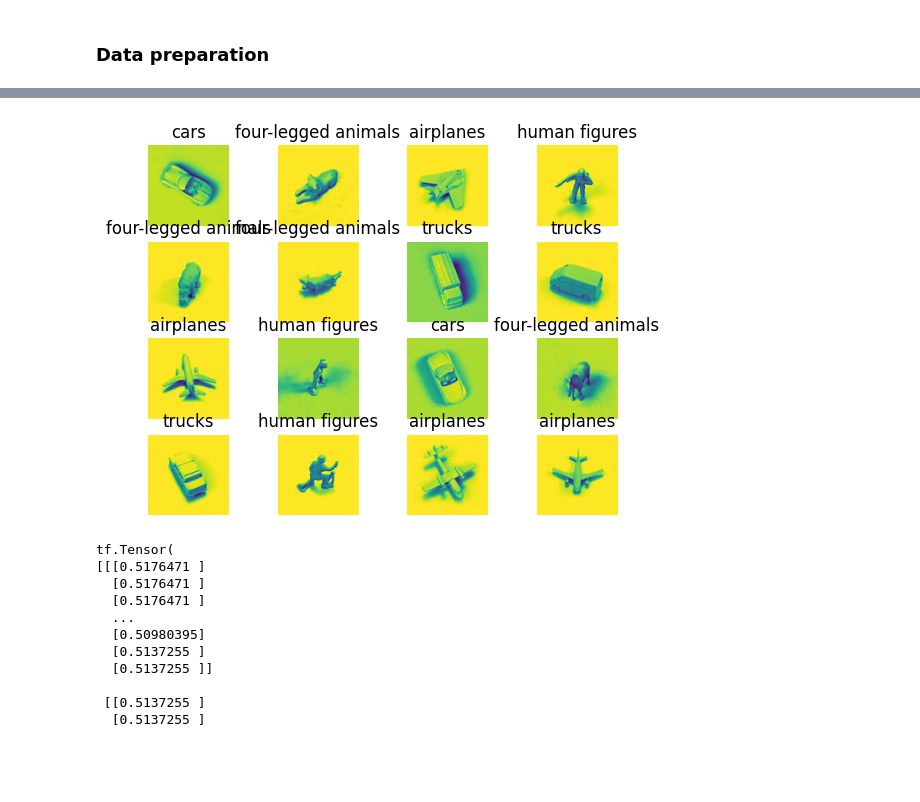
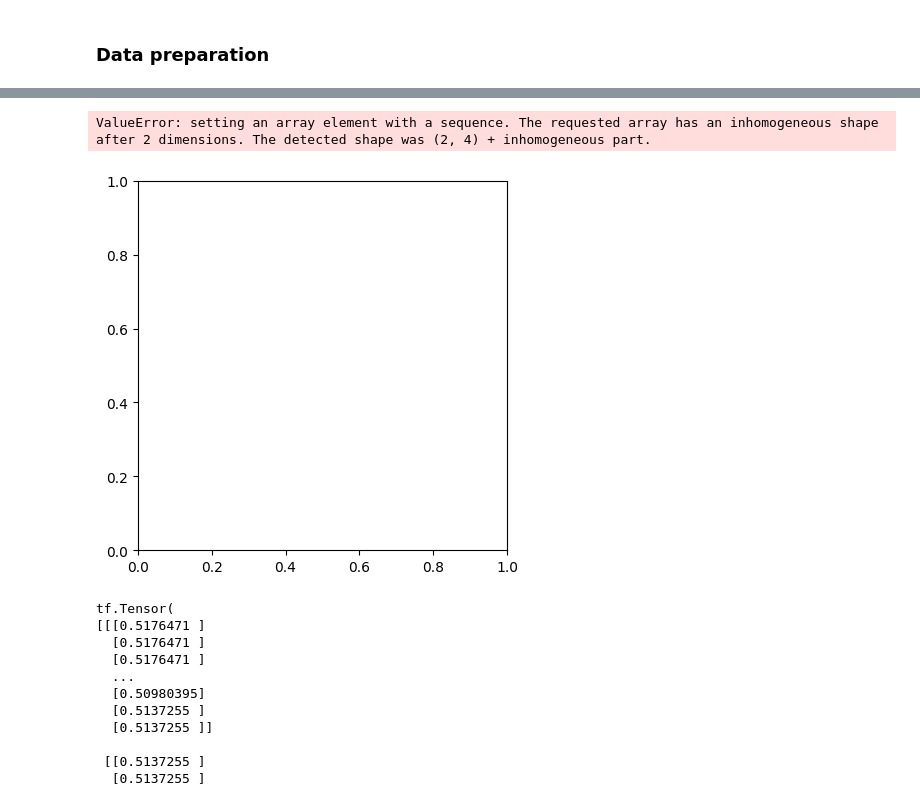
Before and after one commit to yariks5s/machLearn-CompVision, a Jupyter notebook: convolutional_nn_figures/main.ipynb, the cells around one changed output, grey strips where cells are left out. Cells and saved outputs as stored; diff of their text form; code cells hidden in the pictures; blank space fills up the shorter version.

```diff
--- a/convolutional_nn_figures/main.ipynb
+++ b/convolutional_nn_figures/main.ipynb
@@ -12,7 +12,6 @@ from tensorflow.keras.metrics import RootMeanSquaredError
 # %% [markdown]
 ### Data preparation
 # %%
-dataset, dataset_info = tfds.load('smallnorb', with_info=True,
-                                  as_supervised=True,
+dataset = (tfds.load('smallnorb', as_supervised=True,
                                   shuffle_files = True,
-                                  split=['train'])
+                                  split=['train']))
@@ -27,0 +39,4 @@ len(training_dict["Res"])
+# %%
+a = np.load("dataset.npy")
+train_dataset = tf.data.Dataset.load('dataset.npy')
+train_dataset
@@ -85,7 +104,7 @@ array([[[132],
 # %%
-for i, (image, label) in enumerate(train_dataset.take(16)):
-    ax = plt.subplot(4, 4, i+1)
+for i, image in enumerate(train_dataset.take(1)):
+    ax = plt.subplot(1, 1, 1)
     plt.imshow(image)
-    plt.title(dataset_info.features['label_category'].int2str(label))
+    # plt.title(dataset_info.features['label_category'].int2str(label))
     plt.axis('off')
 # %% [output]
@@ -92,4 +112,5 @@ for i, (image, label) in enumerate(train_dataset.take(16)):
+ValueError: setting an array element with a sequence. The requested array has an inhomogeneous shape after 2 dimensions. The detected shape was (2, 4) + inhomogeneous part.
-[figure, old version]
+[figure, new version]
 # %%
 IM_SIZE = 96
 def resize_rescale(image, label):
```
Also changed, not shown: parts of 20 cells of this notebook, 8 other files.
